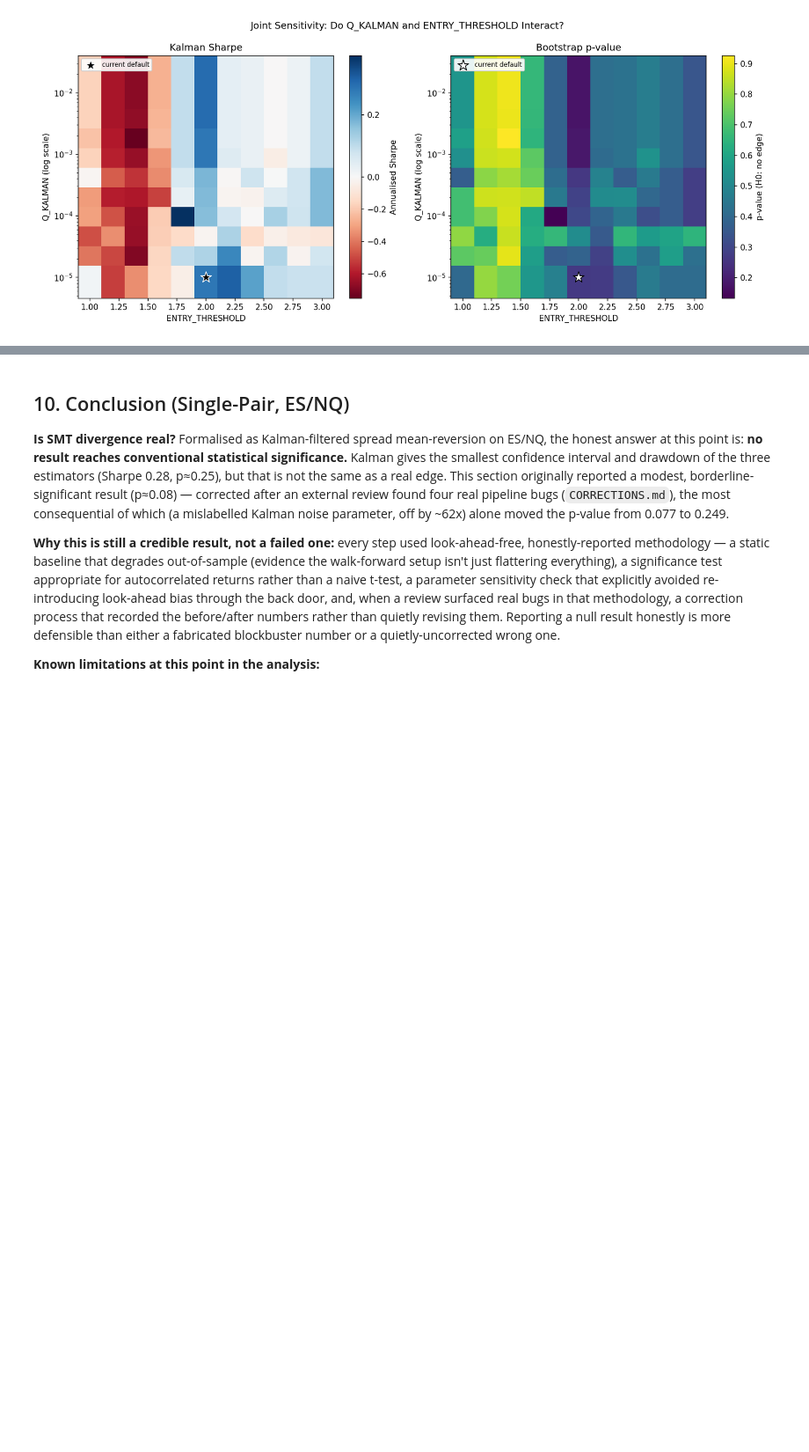
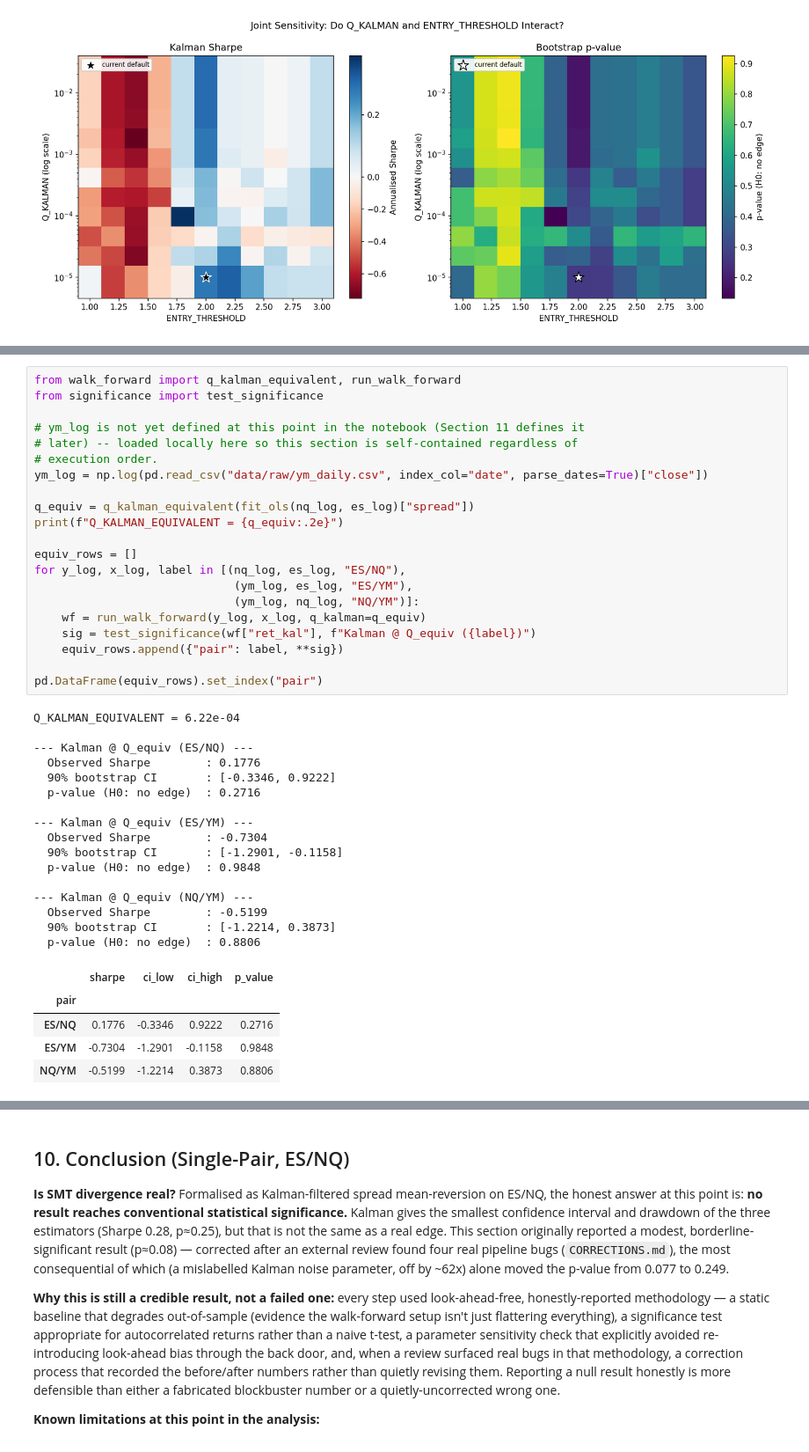
Before and after one commit to chiajialin/kalman-hedge-ratio-statarb, a Jupyter notebook: notebooks/pairs_trading_analysis.ipynb, the cells around one changed output, grey strips where cells are left out. Shown at 88% size. Saved outputs shown, nothing was run; the diff lists cells and outputs as text; blank space fills up the shorter version.

```diff
--- a/notebooks/pairs_trading_analysis.ipynb
+++ b/notebooks/pairs_trading_analysis.ipynb
@@ -533,0 +551,43 @@ display(Image(filename="data/processed/sensitivity_heatmap.png"))
+# %%
+from walk_forward import q_kalman_equivalent, run_walk_forward
+from significance import test_significance
+
+# ym_log is not yet defined at this point in the notebook (Section 11 defines it
+# later) -- loaded locally here so this section is self-contained regardless of
+# execution order.
+ym_log = np.log(pd.read_csv("data/raw/ym_daily.csv", index_col="date", parse_dates=True)["close"])
+
+q_equiv = q_kalman_equivalent(fit_ols(nq_log, es_log)["spread"])
+print(f"Q_KALMAN_EQUIVALENT = {q_equiv:.2e}")
+
+equiv_rows = []
+for y_log, x_log, label in [(nq_log, es_log, "ES/NQ"),
+                             (ym_log, es_log, "ES/YM"),
+                             (ym_log, nq_log, "NQ/YM")]:
+    wf = run_walk_forward(y_log, x_log, q_kalman=q_equiv)
+    sig = test_significance(wf["ret_kal"], f"Kalman @ Q_equiv ({label})")
+    equiv_rows.append({"pair": label, **sig})
+
+pd.DataFrame(equiv_rows).set_index("pair")
+# %% [output]
+Q_KALMAN_EQUIVALENT = 6.22e-04
+
+--- Kalman @ Q_equiv (ES/NQ) ---
+  Observed Sharpe        : 0.1776
+  90% bootstrap CI       : [-0.3346, 0.9222]
+  p-value (H0: no edge)  : 0.2716
+
+--- Kalman @ Q_equiv (ES/YM) ---
+  Observed Sharpe        : -0.7304
+  90% bootstrap CI       : [-1.2901, -0.1158]
+  p-value (H0: no edge)  : 0.9848
+
+--- Kalman @ Q_equiv (NQ/YM) ---
+  Observed Sharpe        : -0.5199
+  90% bootstrap CI       : [-1.2214, 0.3873]
+  p-value (H0: no edge)  : 0.8806
+|  | sharpe | ci_low | ci_high | p_value |
+| pair |  |  |  |  |
+| ES/NQ | 0.1776 | -0.3346 | 0.9222 | 0.2716 |
+| ES/YM | -0.7304 | -1.2901 | -0.1158 | 0.9848 |
+| NQ/YM | -0.5199 | -1.2214 | 0.3873 | 0.8806 |
```
Also changed, not shown: parts of 2 cells of this notebook, 6 other files.
